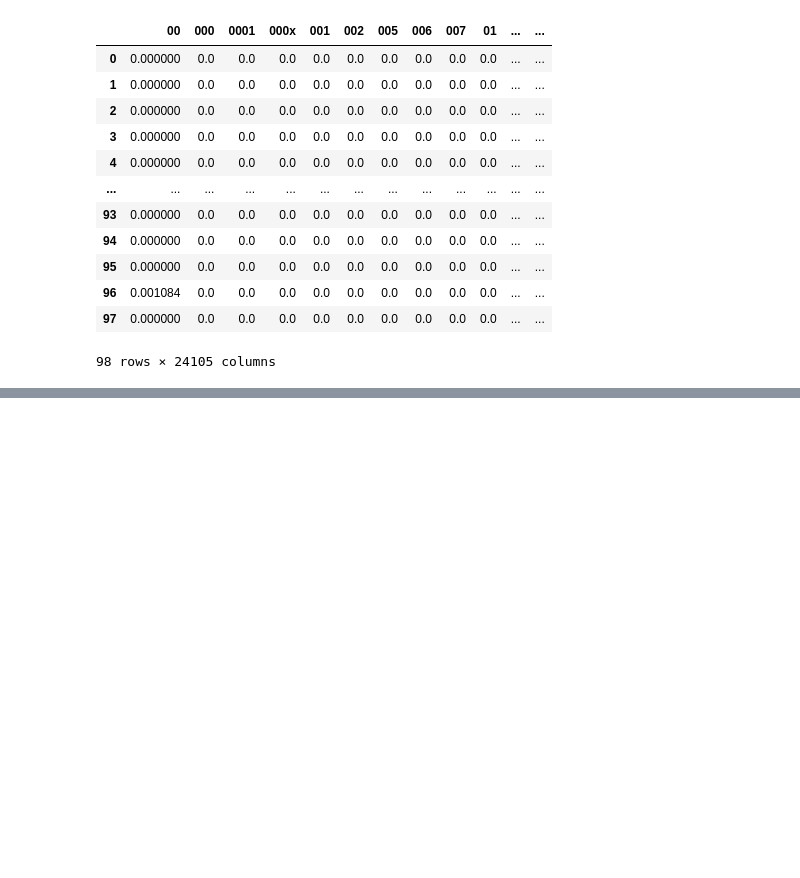
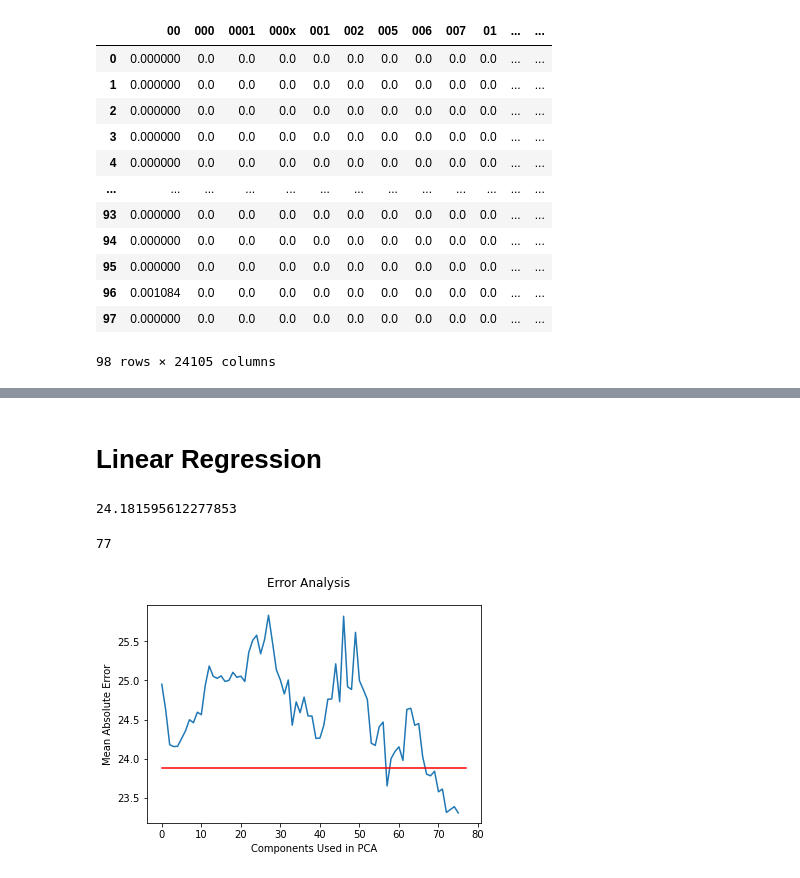
Before and after one commit to JGomez89/Project3-textmining-linearregression, a Jupyter notebook: Technique_1&2.ipynb, the cells around one changed output, grey strips where cells are left out. Drawn from its saved outputs; the diff is of its cells as text; code cells hidden in the pictures; blank space fills up the shorter version.

Commit message:
Use PCA and Linear Regression to create Error Anlysis plot

```diff
--- a/Technique_1&2.ipynb
+++ b/Technique_1&2.ipynb
@@ -312,0 +301,60 @@ ValueError: Boolean array expected for the condition, not float64
+# %% [markdown]
+# Linear Regression
+# %%
+book_model = LinearRegression()
+book_model.fit(X=X_train, y=Y_train)
+
+Y_pred = book_model.predict(X=X_test)
+mse = (abs(Y_test-Y_pred)).mean()
+mse
+# %% [output]
+24.181595612277853
+# %%
+X = df_vect
+Y = test_df["ranking"]
+
+def LR_train_test(PCA_dim=None,use_PCA=True):
+    #80:20 -> training:testing
+    X_test=X.iloc[::5,:]
+    X_train=X.drop(X_test.index)
+    Y_test=Y.iloc[::5]
+    Y_train=Y.drop(Y_test.index)
+
+    #PCA
+    if use_PCA:
+        pca = decomposition.PCA(n_components=PCA_dim)
+        pca.fit(X_train)
+        X_train = pca.transform(X_train)
+        X_test = pca.transform(X_test)
+
+    #Linear Regression
+    book_model = LinearRegression()
+    book_model.fit(X=X_train, y=Y_train)
+
+    #Mean Absolute Error
+    Y_pred = book_model.predict(X=X_test)
+    mae = (abs(Y_test-Y_pred)).mean()
+    return mae
+
+temp = X.drop(X.iloc[::5,:].index).shape
+max_n = min(temp[0], temp[1]) - 1
+print(max_n)
+# %% [output]
+77
+# %%
+err=[None]*(max_n-1)
+for n in range(1,max_n):
+    err[n-1] = LR_train_test(n)
+# %%
+fig = plt.figure()
+
+plt.plot(err)
+yval = LR_train_test(use_PCA=False)
+plt.plot([0,77],[yval,yval],'r',label="test2")
+
+fig.suptitle('Error Analysis')
+plt.xlabel('Components Used in PCA')
+plt.ylabel('Mean Absolute Error')
+plt.show()
+# %% [output]
+[figure, added]
```
Also changed, not shown: parts of 7 cells of this notebook.
